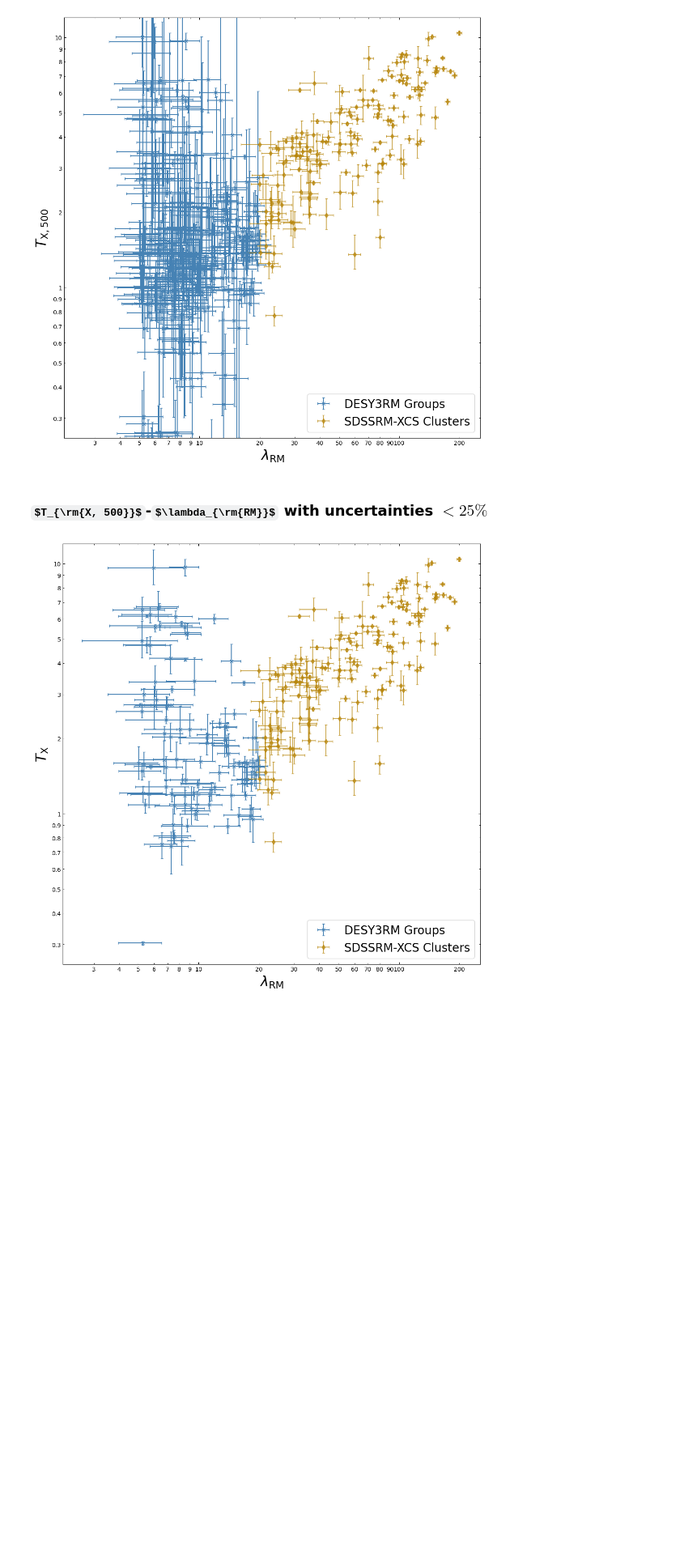
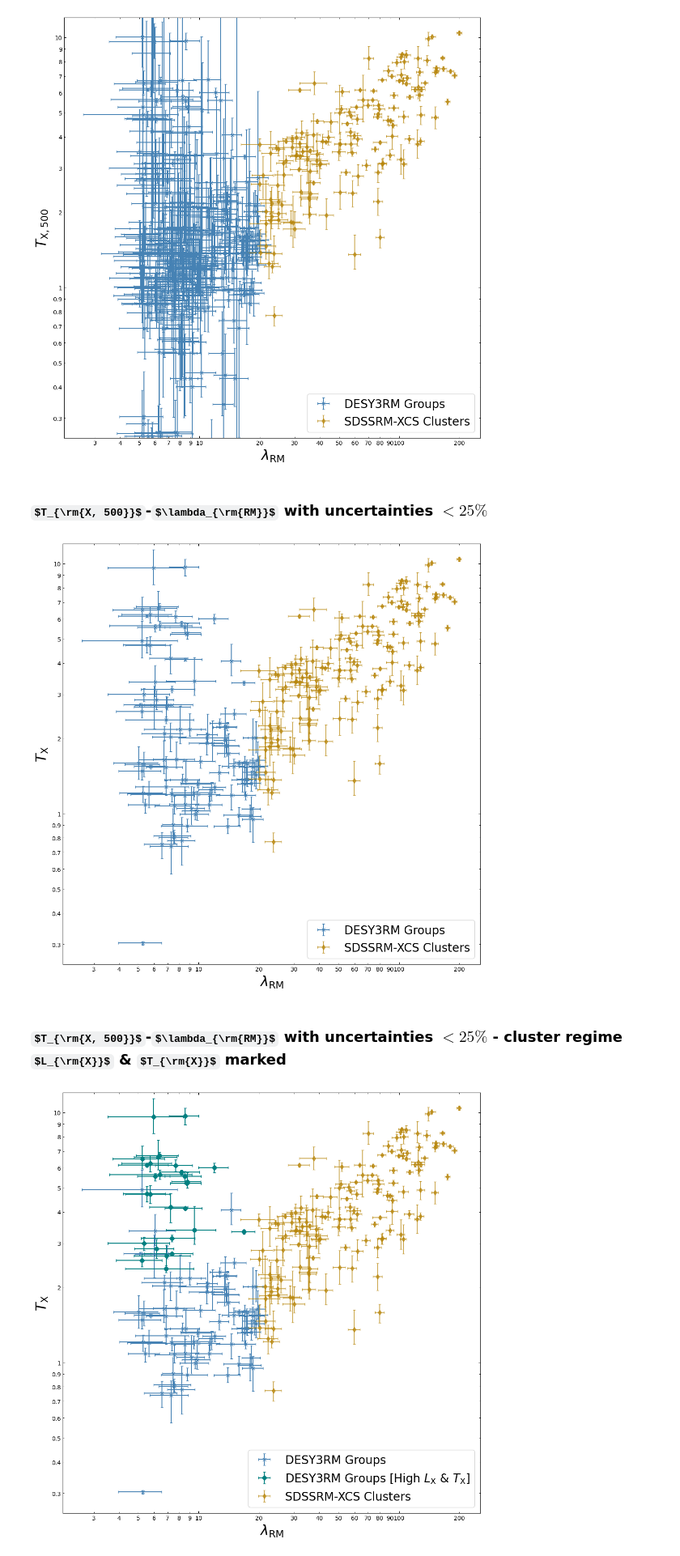
Before and after one commit to DavidT3/DESY3-XMM-Groups, a Jupyter notebook: notebooks/results_analyses/DESY3RM-XMM-groups_Tx-richness.ipynb, the cells around one changed output. Shown at 81% size. Cells and saved outputs as stored; diff of their text form; code cells hidden in the pictures; some formulas as TeX source; blank space fills up the shorter version.

```diff
--- a/notebooks/results_analyses/DESY3RM-XMM-groups_Tx-richness.ipynb
+++ b/notebooks/results_analyses/DESY3RM-XMM-groups_Tx-richness.ipynb
@@ -94,0 +91,3 @@ desy3rm_groups_samp['E'] = cosmo.efunc(desy3rm_groups_samp['redshift'].values)
+# %%
+desy3rm_groups_in_clust_reg = pd.read_csv("../../outputs/result_files/desy3rm_groups_txerr25_lxerr25_cluster-regime-LxTx.csv")
+desy3rm_groups_in_clust_reg.head(6)
@@ -269,3 +276,52 @@ plt.savefig(gen_fig_out_path + "desy3-groups_sdssrm-clusters_tx-richness_lt25per
 plt.show()
 # %% [output]
 [figure]
+# %% [markdown]
+### $T_{\rm{X, 500}}$-$\lambda_{\rm{RM}}$ with uncertainties $<25\%$ - cluster regime $L_{\rm{X}}$ & $T_{\rm{X}}$ marked
+# %%
+cl_reg_msk = desy3rm_groups_txerr25_lxerr25['name'].isin(desy3rm_groups_in_clust_reg['name'].values)
+# %%
+plt.figure(figsize=(11, 11))
+plt.minorticks_on()
+plt.tick_params(which='both', direction='in', top=True, right=True)
+
+desy3_grp_tx500 = Quantity(desy3rm_groups_txerr25_lxerr25[['Tx_500', 'Tx_500-','Tx_500+']].values, 'keV')
+desy3_grp_rich = Quantity(desy3rm_groups_txerr25_lxerr25[['richness', 'richness_err', 'richness_err']].values, '')
+
+plt.errorbar(desy3_grp_rich[:, 0].value, desy3_grp_tx500[:, 0].value, yerr=desy3_grp_tx500[:, 1:].value.T,
+             xerr=desy3_grp_rich[:, 1:].value.T, capsize=2, fmt='x', color='steelblue', label='DESY3RM Groups')
+
+# Bodge to plot the high-lx/tx points slightly differently
+plt.errorbar(desy3_grp_rich[cl_reg_msk, 0].value, desy3_grp_tx500[cl_reg_msk, 0].value,
+             yerr=desy3_grp_tx500[cl_reg_msk, 1:].value.T,
+             xerr=desy3_grp_rich[cl_reg_msk, 1:].value.T, capsize=2, fmt='D', color='teal',
+             label=r'DESY3RM Groups [High $L_{\rm{X}}$ & $T_{\rm{X}}$]')
+
+# AND NOW THE SDSSRM-XCS SAMPLE AS A COMPARISON
+sdss_clust_tx500 = Quantity(sdssrm_xcs_clust[['Tx_500', 'Tx_500-','Tx_500+']].values, 'erg/s')
+sdss_clust_rich = Quantity(sdssrm_xcs_clust[['richness', 'richness_err', 'richness_err']].values, 'keV')
+
+plt.errorbar(sdss_clust_rich[:, 0].value, sdss_clust_tx500[:, 0].value, yerr=sdss_clust_tx500[:, 1:].value.T,
+             xerr=sdss_clust_rich[:, 1:].value.T, capsize=2, fmt='d', color='darkgoldenrod', label='SDSSRM-XCS Clusters',
+             alpha=0.7)
+
+plt.ylabel(r"$T_{\rm{X}}$", fontsize=24)
+plt.xlabel(r"$\lambda_{\rm{RM}}$", fontsize=24)
+
+plt.ylim(0.25, 12)
+
+plt.xscale("log")
+plt.yscale("log")
+
+plt.gca().xaxis.set_major_formatter(FuncFormatter(lambda inp, _: '{:g}'.format(inp)))
+plt.gca().xaxis.set_minor_formatter(FuncFormatter(lambda inp, _: '{:g}'.format(inp)))
+
+plt.gca().yaxis.set_major_formatter(FuncFormatter(lambda inp, _: '{:g}'.format(inp)))
+plt.gca().yaxis.set_minor_formatter(FuncFormatter(lambda inp, _: '{:g}'.format(inp)))
+
+plt.legend(fontsize=20)
+plt.tight_layout()
+plt.savefig(gen_fig_out_path + "desy3-groups_sdssrm-clusters_tx-richness_lt25percerr-cluster-regime-LxTx-split.pdf")
+plt.show()
+# %% [output]
+[figure, added]
```
Also changed, not shown: parts of 3 cells of this notebook, 7 other files.
